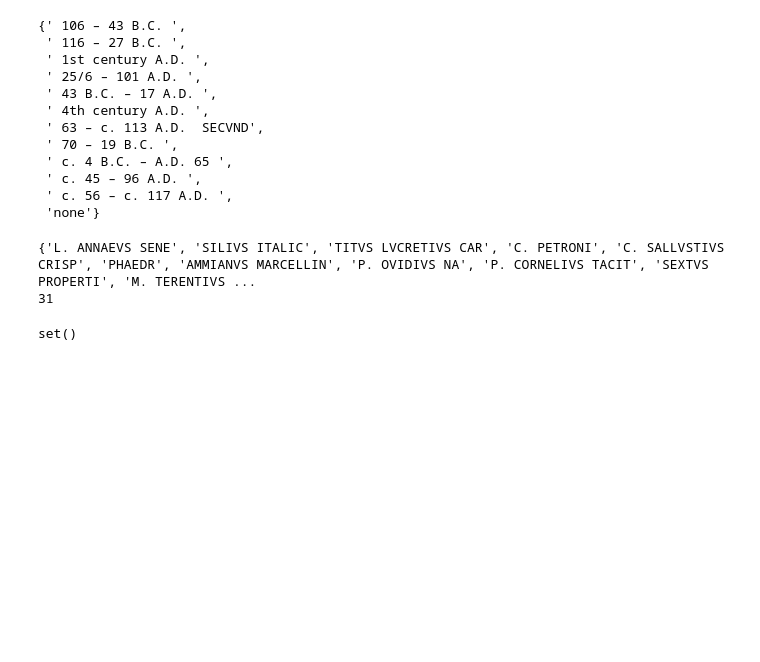
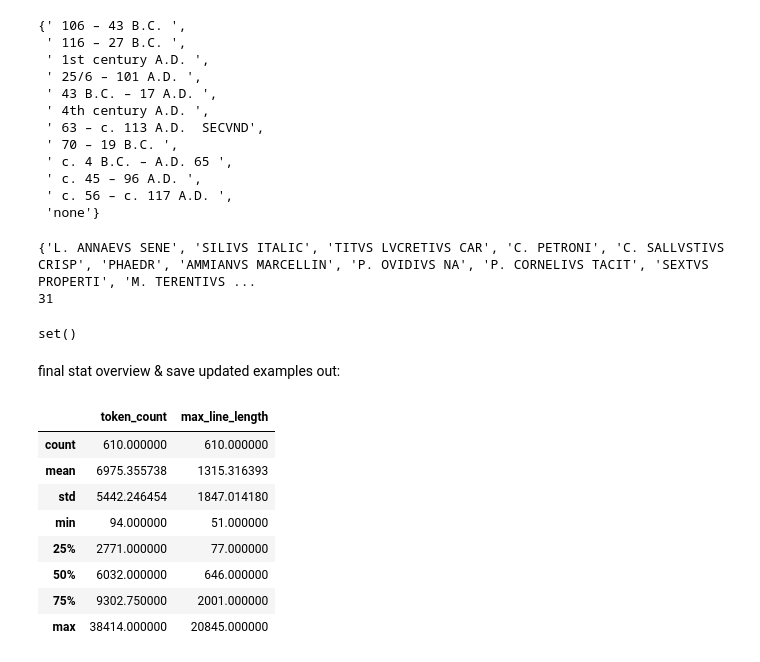
Before and after one commit to Data-Science-for-Linguists-2021/Latin-Vocabulary-Analysis, a Jupyter notebook: AnalysisCode.ipynb, the cells around one changed output. Saved outputs shown, nothing was run; the diff lists cells and outputs as text; code cells hidden in the pictures; blank space fills up the shorter version.

```diff
--- a/AnalysisCode.ipynb
+++ b/AnalysisCode.ipynb
@@ -343,6 +343,20 @@ z = x.difference(y)
 print(z) #yep, every author uses a sword word in at least one work!
 # %% [output]
 set()
+# %% [markdown]
+final stat overview & save updated examples out:
+# %%
+latlib_df.describe()
+# %% [output]
+|  | token_count | max_line_length |
+| count | 610.000000 | 610.000000 |
+| mean | 6975.355738 | 1315.316393 |
+| std | 5442.246454 | 1847.014180 |
+| min | 94.000000 | 51.000000 |
+| 25% | 2771.000000 | 77.000000 |
+| 50% | 6032.000000 | 646.000000 |
+| 75% | 9302.750000 | 2001.000000 |
+| max | 38414.000000 | 20845.000000 |
 # %%
 #updated data samples so they reflect my current data:
 examples = latlib_df.head(10)
```
Also changed, not shown: parts of 7 cells of this notebook, 1 other file.
